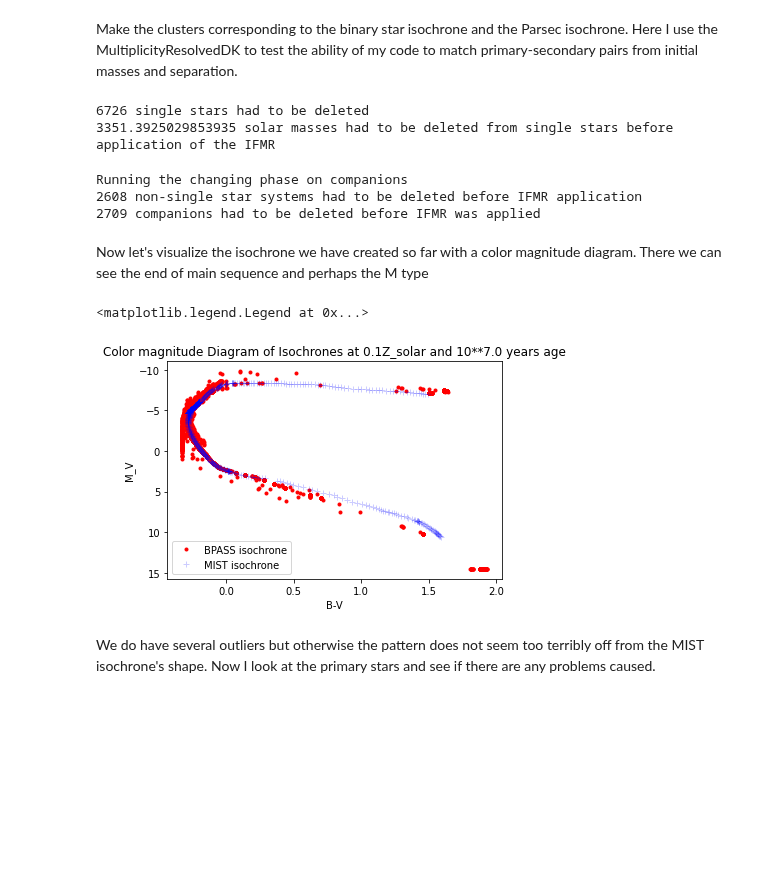
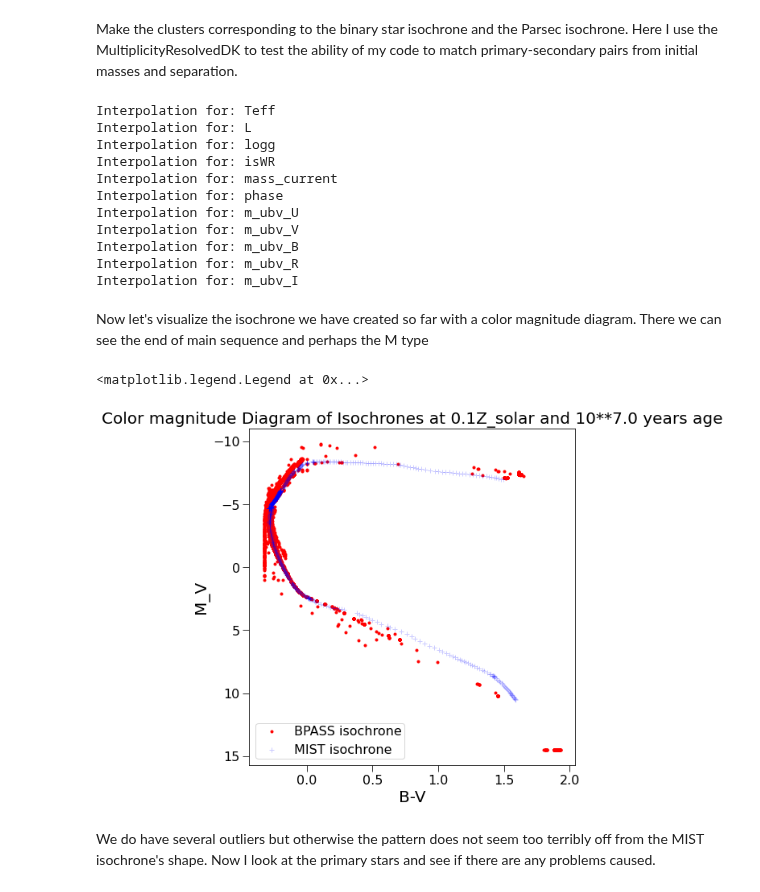
Before and after one commit to astropy/SPISEA, a Jupyter notebook: Test_Plots/TestPlot_7.0_MIST_0.1.ipynb, the cells around one changed output. Drawn from its saved outputs; the diff is of its cells as text; code cells hidden in the pictures; blank space fills up the shorter version.

```diff
--- a/Test_Plots/TestPlot_7.0_MIST_0.1.ipynb
+++ b/Test_Plots/TestPlot_7.0_MIST_0.1.ipynb
@@ -175,7 +179,7 @@ plt.legend()
 # %% [markdown]
 Hmm, I think those are stars that are going to be white dwarves very soon or may unintentionally be brown dwarves. At least according to HOKI's criterion for what is a white dwarf or not. At the very least, at least the stars we just saw were low mass stars so they should be **LOW** on the CMD
 # %%
-iso2=synthetic.IsochronePhot(7.0, 0.0, 1000, math.log10(1 / 10), recomp=False) # New MIST isochrone for same metallicity
+iso2=synthetic.IsochronePhot(7.0, 0.0, 1000, math.log10(1 / 10), recomp=True) # New MIST isochrone for same metallicity
 # %% [output]
 Changing to logg=4.00 for T= 31270 logg=4.00
 Changing to logg=4.00 for T= 31267 logg=3.99
@@ -238,33 +242,40 @@ clus_2=synthetic.ResolvedCluster(iso2,
                                  imf.IMFSalpeter1955(multiplicity=multiplicity.MultiplicityResolvedDK()),
                                  20000, ifmr=ifmr.IFMR_Spera15())
 # %% [output]
-6726 single stars had to be deleted
-3351.3925029853935 solar masses had to be deleted from single stars before application of the IFMR
+Interpolation for: Teff
+Interpolation for: L
+Interpolation for: logg
+Interpolation for: isWR
+Interpolation for: mass_current
+Interpolation for: phase
+Interpolation for: m_ubv_U
+Interpolation for: m_ubv_V
+Interpolation for: m_ubv_B
+Interpolation for: m_ubv_R
+Interpolation for: m_ubv_I
-Running the changing phase on companions
-2608 non-single star systems had to be deleted before IFMR application
-2709 companions had to be deleted before IFMR was applied
 # %% [markdown]
 Now let's visualize the isochrone we have created so far with a color magnitude diagram. There we can see the end of main sequence and perhaps the M type
 # %%
 # Taking a look at the BPASS Cluster vs MIST cluster Observer's HR Diagram
 # Remember to use a distance modulus!
+plt.figure(figsize = (7.5, 7.5))
 plt.plot(iso1.primaries['m_ubv_B'] - iso1.primaries["m_ubv_V"],
          iso1.primaries["m_ubv_V"] - 5 * np.log10(1000/10), "r.")
 plt.plot(iso1.secondaries['m_ubv_B']-iso1.secondaries["m_ubv_V"],
          iso1.secondaries["m_ubv_V"] - 5 * np.log10(1000/10), "r.")
 plt.plot(iso1.singles['m_ubv_B'] - iso1.singles["m_ubv_V"],
          iso1.singles["m_ubv_V"] - 5 * np.log10(1000/10), "r.", label="BPASS isochrone")
 plt.plot(iso2.points['m_ubv_B'] - iso2.points["m_ubv_V"],
          iso2.points["m_ubv_V"] - 5 * np.log10(1000/10), "b+",
          label="MIST isochrone", alpha = 0.2)
 plt.xlabel("B-V")
 plt.ylabel("M_V")
 plt.title("Color magnitude Diagram of Isochrones at 0.1Z_solar and 10**7.0 years age")
 plt.gca().invert_yaxis()
 plt.legend()
 # %% [output]
 <matplotlib.legend.Legend at 0x...>
-[figure, old version]
+[figure, new version]
 # %% [markdown]
 We do have several outliers but otherwise the pattern does not seem too terribly off from the MIST isochrone's shape. Now I look at the primary stars and see if there are any problems caused.
 # %%
```
Also changed, not shown: parts of 22 cells of this notebook, 7 other files.
